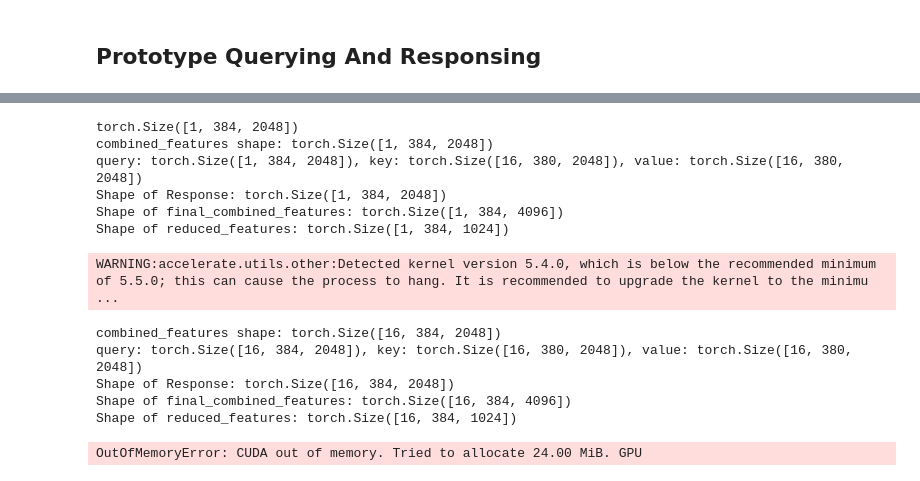
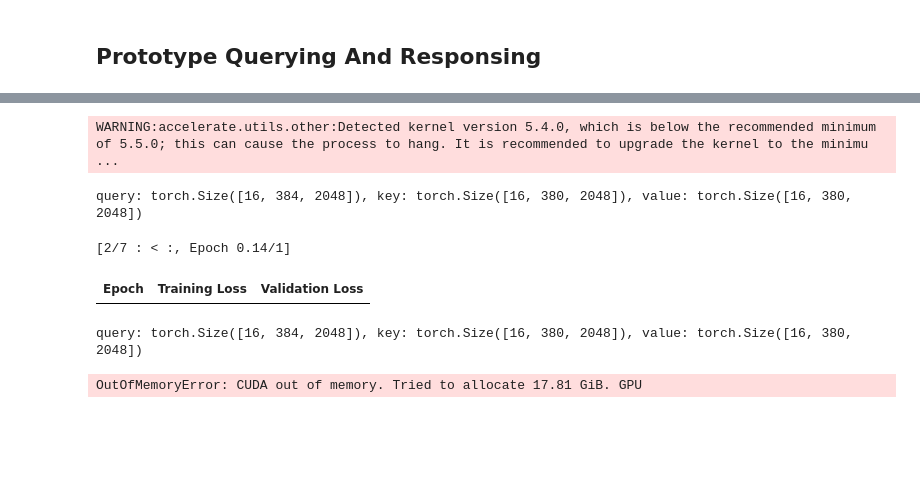
Before and after one commit to JasonHZS/VQA-with-XProNet, a Jupyter notebook: test_qamodel.ipynb, the cells around one changed output, grey strips where cells are left out. Saved outputs shown, nothing was run; the diff lists cells and outputs as text; code cells hidden in the pictures; blank space fills up the shorter version.

```diff
--- a/test_qamodel.ipynb
+++ b/test_qamodel.ipynb
@@ -672,18 +672,20 @@ QuestionAnsweringModelOutput(loss=None, start_logits=tensor([[-2.7434, -1.8820,
 tokenizer = BertTokenizerFast.from_pretrained('bert-large-uncased-whole-word-masking-finetuned-squad')
 qa_bert = BertForQuestionAnswering.from_pretrained('bert-large-uncased-whole-word-masking-finetuned-squad')
 qa_bert = qa_bert.to(device)
-clip_model, _, clip_preprocess = open_clip.create_model_and_transforms('ViT-B-32', pretrained='laion2b_s34b_b79k', device=device)
+clip_model, _, clip_preprocess = open_clip.create_model_and_transforms('ViT-B-16', pretrained='openai', device=device)
+# clip_model, _, clip_preprocess = open_clip.create_model_and_transforms('ViT-B-32', pretrained='laion2b_s34b_b79k', device=device)
+# clip_model, _, clip_preprocess = open_clip.create_model_and_transforms('convnext_base_w', pretrained='laion2b_s13b_b82k_augreg', device=device)
 # %% [output]
 Some weights of the model checkpoint at bert-large-uncased-whole-word-masking-finetuned-squad were not used when initializing BertForQuestionAnswering: ['bert.pooler.dense.bias', 'bert.pooler.dense.we ...
 - This IS expected if you are initializing BertForQuestionAnswering from the checkpoint of a model trained on another task or with another architecture (e.g. initializing a BertForSequenceClassificati ...
 - This IS NOT expected if you are initializing BertForQuestionAnswering from the checkpoint of a model that you expect to be exactly identical (initializing a BertForSequenceClassification model from  ...
 # %%
-image = Image.open(train_dataset[0]['image_name']).convert("RGB")
-image_input = clip_preprocess(image).unsqueeze(0).to(device)  # Unsqueeze 添加一个批次维度
-text_tokens = clip_tokenizer.tokenize(train_dataset[0]['context']).to(device)
+# image = Image.open(train_dataset[0]['image_name']).convert("RGB")
+# image_input = clip_preprocess(image).unsqueeze(0).to(device)  # Unsqueeze 添加一个批次维度
+# text_tokens = clip_tokenizer.tokenize(train_dataset[0]['context']).to(device)
 
-with torch.no_grad():
-    image_features = clip_model.encode_image(image_input).float()
-    text_features = clip_model.encode_text(text_tokens).float()
+# with torch.no_grad():
+#     image_features = clip_model.encode_image(image_input).float()
+#     text_features = clip_model.encode_text(text_tokens).float()
 
-image_features.shape, text_features.shape
+# image_features.shape, text_features.shape
@@ -835,2 +829,0 @@ small_val_dataset = validation_dataset.select(indices)
-# %%
-processed_train_dataset = small_train_dataset.map(process_combine_data, batched=True, batch_size=32)
@@ -1007,8 +963,8 @@ query: torch.Size([1, 384, 2048]), key: torch.Size([1, 10, 2048]), value: torch.
 # %%
-tokenizer = BertTokenizerFast.from_pretrained('bert-large-uncased-whole-word-masking-finetuned-squad')
-qa_bert = BertForQuestionAnswering.from_pretrained('bert-large-uncased-whole-word-masking-finetuned-squad')
-qa_bert = qa_bert.to(device)
-clip_model, _, clip_preprocess = open_clip.create_model_and_transforms('ViT-B-32', pretrained='laion2b_s34b_b79k', device=device)
+# tokenizer = BertTokenizerFast.from_pretrained('bert-large-uncased-whole-word-masking-finetuned-squad')
+# qa_bert = BertForQuestionAnswering.from_pretrained('bert-large-uncased-whole-word-masking-finetuned-squad')
+# qa_bert = qa_bert.to(device)
+# clip_model, _, clip_preprocess = open_clip.create_model_and_transforms('ViT-B-32', pretrained='laion2b_s34b_b79k', device=device)
 
 prototype_vectors = kmeans.cluster_centers_
 prototype_vectors = torch.tensor(prototype_vectors, dtype=torch.float32)
@@ -1044,16 +996,9 @@ class VqaPrototypeModel(nn.Module):
 
         return outputs.loss, outputs.start_logits, outputs.end_logits
 # %%
-vqa_model = VqaPrototypeModel(prototype_vectors).to(device)
-test_input = torch.tensor(tokenized_combine_train_dataset[0]['combined_features'], dtype=torch.float32)
-test_input = test_input.unsqueeze(0).to(device)
-print(test_input.shape)
+# vqa_model = VqaPrototypeModel(prototype_vectors).to(device)
+# test_input = torch.tensor(tokenized_combine_train_dataset[0]['combined_features'], dtype=torch.float32)
+# test_input = test_input.unsqueeze(0).to(device)
+# print(test_input.shape)
 
-output = vqa_model(test_input, torch.tensor([0]).to(device), torch.tensor([0]).to(device))
+# output = vqa_model(test_input, torch.tensor([0]).to(device), torch.tensor([0]).to(device))
-# %% [output]
-torch.Size([1, 384, 2048])
-combined_features shape: torch.Size([1, 384, 2048])
-query: torch.Size([1, 384, 2048]), key: torch.Size([16, 380, 2048]), value: torch.Size([16, 380, 2048])
-Shape of Response: torch.Size([1, 384, 2048])
-Shape of final_combined_features: torch.Size([1, 384, 4096])
-Shape of reduced_features: torch.Size([1, 384, 1024])
@@ -1060,35 +1008,35 @@ Shape of reduced_features: torch.Size([1, 384, 1024])
 # %%
-vqa_model = VqaPrototypeModel(prototype_vectors).to(device)
 # 设置训练参数
 model_name = "vqa-bert"
 batch_size = 16
+# 清除cuda缓存
+torch.cuda.empty_cache()
 
 args = TrainingArguments(
     output_dir=f"{model_name}-finetuned-squad",
     evaluation_strategy="epoch",
-    learning_rate=0.001,
+    learning_rate=0.01,
     per_device_train_batch_size=batch_size,
     per_device_eval_batch_size=batch_size,
     num_train_epochs=1,
     weight_decay=0.01,
     logging_steps=5
 )
 
 trainer = Trainer(
     model=vqa_model,
     args=args,
     train_dataset=tokenized_combine_train_dataset,
     eval_dataset=tokenized_combine_val_dataset,
     data_collator=default_data_collator,
     tokenizer=tokenizer
 )
 
 trainer.train()
 # %% [output]
 WARNING:accelerate.utils.other:Detected kernel version 5.4.0, which is below the recommended minimum of 5.5.0; this can cause the process to hang. It is recommended to upgrade the kernel to the minimu ...
-combined_features shape: torch.Size([16, 384, 2048])
 query: torch.Size([16, 384, 2048]), key: torch.Size([16, 380, 2048]), value: torch.Size([16, 380, 2048])
-Shape of Response: torch.Size([16, 384, 2048])
-Shape of final_combined_features: torch.Size([16, 384, 4096])
-Shape of reduced_features: torch.Size([16, 384, 1024])
-OutOfMemoryError: CUDA out of memory. Tried to allocate 24.00 MiB. GPU
+[2/7 : < :, Epoch 0.14/1]
+| Epoch | Training Loss | Validation Loss |
+query: torch.Size([16, 384, 2048]), key: torch.Size([16, 380, 2048]), value: torch.Size([16, 380, 2048])
+OutOfMemoryError: CUDA out of memory. Tried to allocate 17.81 GiB. GPU
```
Also changed, not shown: parts of 22 cells of this notebook, 1 other file.
